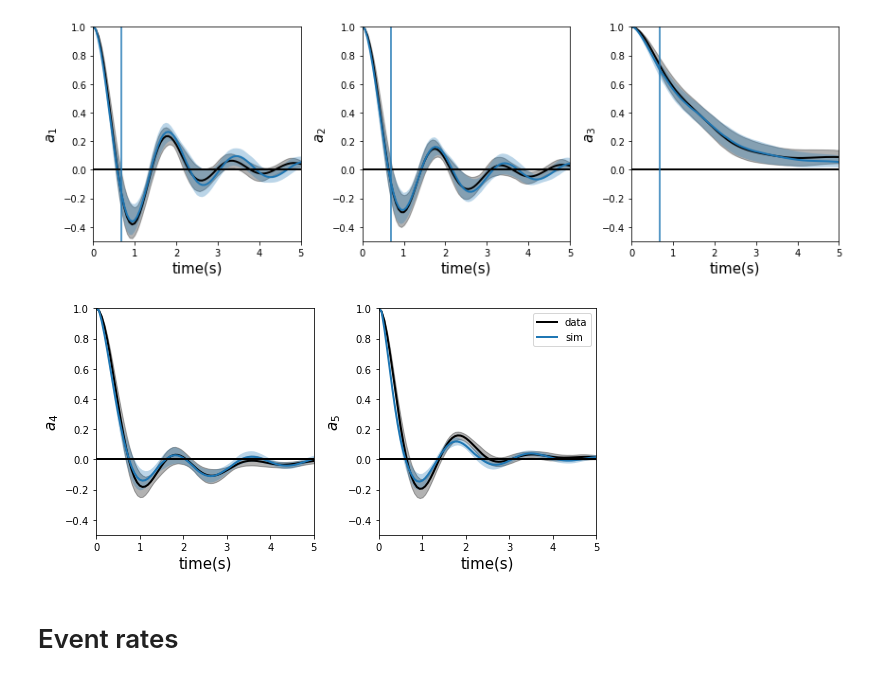
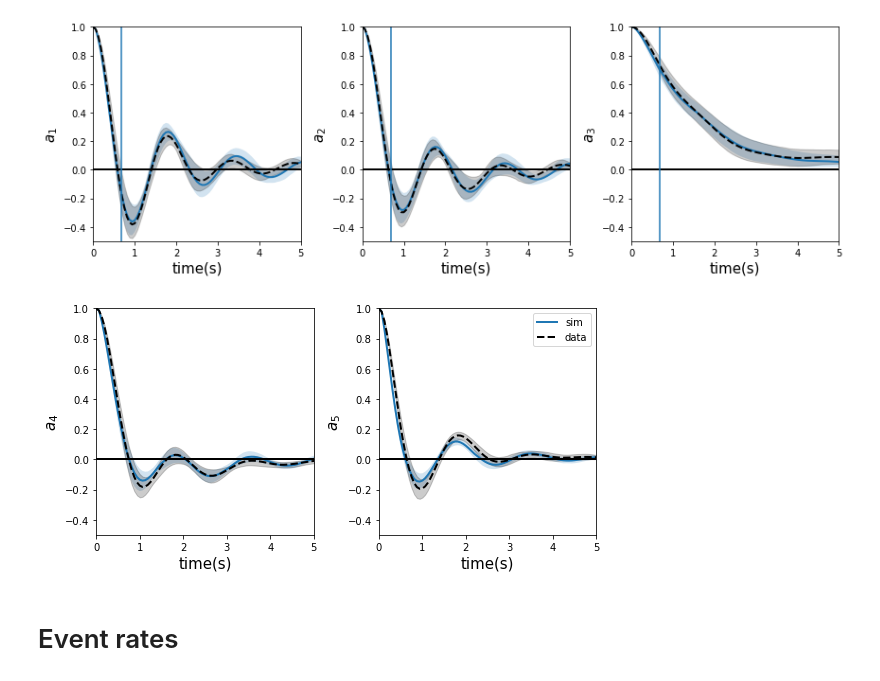
Before and after one commit to AntonioCCosta/markov_worm, a Jupyter notebook: Fig2.ipynb, the cells around one changed output. Cells and saved outputs as stored; diff of their text form; code cells hidden in the pictures.

```diff
--- a/Fig2.ipynb
+++ b/Fig2.ipynb
@@ -81,15 +81,12 @@ def bootstrap(l,n_times,confidence_interval=95,n_samples=None,median=False,maxim
 plt.figure(figsize=(12,4))
 for kd in range(3):
     plt.subplot(1,3,kd+1)
-    mean,cil,ciu = bootstrap(acfs_data_w[:,:,kd],n_times=1000)
-    plt.plot(lags_acf*dt,mean,lw=2,c='k')
-    plt.fill_between(lags_acf*dt,cil,ciu,alpha=.3,color='k')
     mean,cil,ciu = bootstrap(np.concatenate(acfs_sims_w[:,:,:,kd],axis=0),n_times=1000,n_samples = len(tseries_w))
     plt.plot(lags_acf*dt,mean,lw=2)
-    plt.fill_between(lags_acf*dt,cil,ciu,alpha=.3)
-#     mean,cil,ciu = bootstrap(np.concatenate(acfs_shuffled_sims_w[:,:,:,kd],axis=0),n_times=1000,n_samples = len(tseries_w))
-#     plt.plot(lags_acf*dt,mean,lw=3,alpha=.5)
-#     plt.fill_between(lags_acf*dt,cil,ciu,alpha=.2)
+    plt.fill_between(lags_acf*dt,cil,ciu,alpha=.2)
+    mean,cil,ciu = bootstrap(acfs_data_w[:,:,kd],n_times=1000)
+    plt.plot(lags_acf*dt,mean,lw=2,c='k',ls='--')
+    plt.fill_between(lags_acf*dt,cil,ciu,alpha=.2,color='k')
     plt.axhline(0,c='k',lw=2)
     plt.xlim(0,5)
     plt.ylim(-.5,1)
@@ -97,50 +94,43 @@ for kd in range(3):
     plt.xlabel('time(s)',fontsize=15)
     plt.axvline(11*dt)
 
 plt.tight_layout()
 # plt.savefig('acfs_sims_1-3.pdf')
 plt.show()
 plt.figure(figsize=(8,4))
 kd=kd+1
 plt.subplot(1,2,1)
-mean,cil,ciu = bootstrap(acfs_data_w[:,:,kd],n_times=1000)
-plt.plot(lags_acf*dt,mean,lw=2,c='k')
-plt.fill_between(lags_acf*dt,cil,ciu,alpha=.3,color='k')
 mean,cil,ciu = bootstrap(np.concatenate(acfs_sims_w[:,:,:,kd],axis=0),n_times=1000,n_samples = len(tseries_w))
 plt.plot(lags_acf*dt,mean,lw=2)
-plt.fill_between(lags_acf*dt,cil,ciu,alpha=.3)
-# mean,cil,ciu = bootstrap(np.concatenate(acfs_shuffled_sims_w[:,:,:,kd],axis=0),n_times=1000,n_samples = len(tseries_w))
-# plt.plot(lags_acf*dt,mean,lw=3,alpha=.5)
-# plt.fill_between(lags_acf*dt,cil,ciu,alpha=.2)
-# plt.fill_between(lags_acf*dt,cil,ciu,alpha=.2)
+plt.fill_between(lags_acf*dt,cil,ciu,alpha=.2)
+mean,cil,ciu = bootstrap(acfs_data_w[:,:,kd],n_times=1000)
+plt.plot(lags_acf*dt,mean,lw=2,c='k',ls='--')
+plt.fill_between(lags_acf*dt,cil,ciu,alpha=.2,color='k')
 plt.axhline(0,c='k',lw=2)
 plt.xlim(0,5)
 plt.ylim(-.5,1)
 plt.ylabel('$a_{}$'.format(kd+1),fontsize=15)
 plt.xlabel('time(s)',fontsize=15)
 kd=kd+1
 plt.subplot(1,2,2)
-mean,cil,ciu = bootstrap(acfs_data_w[:,:,kd],n_times=1000)
-plt.plot(lags_acf*dt,mean,lw=2,c='k',label='data')
-plt.fill_between(lags_acf*dt,cil,ciu,alpha=.3,color='k')
 mean,cil,ciu = bootstrap(np.concatenate(acfs_sims_w[:,:,:,kd],axis=0),n_times=1000,n_samples = len(tseries_w))
 plt.plot(lags_acf*dt,mean,lw=2,label='sim')
-plt.fill_between(lags_acf*dt,cil,ciu,alpha=.3)
-# mean,cil,ciu = bootstrap(np.concatenate(acfs_shuffled_sims_w[:,:,:,kd],axis=0),n_times=1000,n_samples = len(tseries_w))
-# plt.plot(lags_acf*dt,mean,lw=3,alpha=.5,label='shuffle')
-# plt.fill_between(lags_acf*dt,cil,ciu,alpha=.2)
+plt.fill_between(lags_acf*dt,cil,ciu,alpha=.2)
+mean,cil,ciu = bootstrap(acfs_data_w[:,:,kd],n_times=1000)
+plt.plot(lags_acf*dt,mean,lw=2,c='k',label='data',ls='--')
+plt.fill_between(lags_acf*dt,cil,ciu,alpha=.2,color='k')
 plt.axhline(0,c='k',lw=2)
 plt.xlim(0,5)
 plt.ylim(-.5,1)
 plt.legend()
 plt.ylabel('$a_{}$'.format(kd+1),fontsize=15)
 plt.xlabel('time(s)',fontsize=15)
 plt.tight_layout()
 # plt.savefig('acfs_sims_4-5.pdf')
 plt.show()
 # %% [output]
-[figure, old version]
+[figure, new version]
-[figure, old version]
+[figure, new version]
 # %% [markdown]
 # Event rates
 # %%
```
Also changed, not shown: parts of 7 cells of this notebook, 14 other files.
